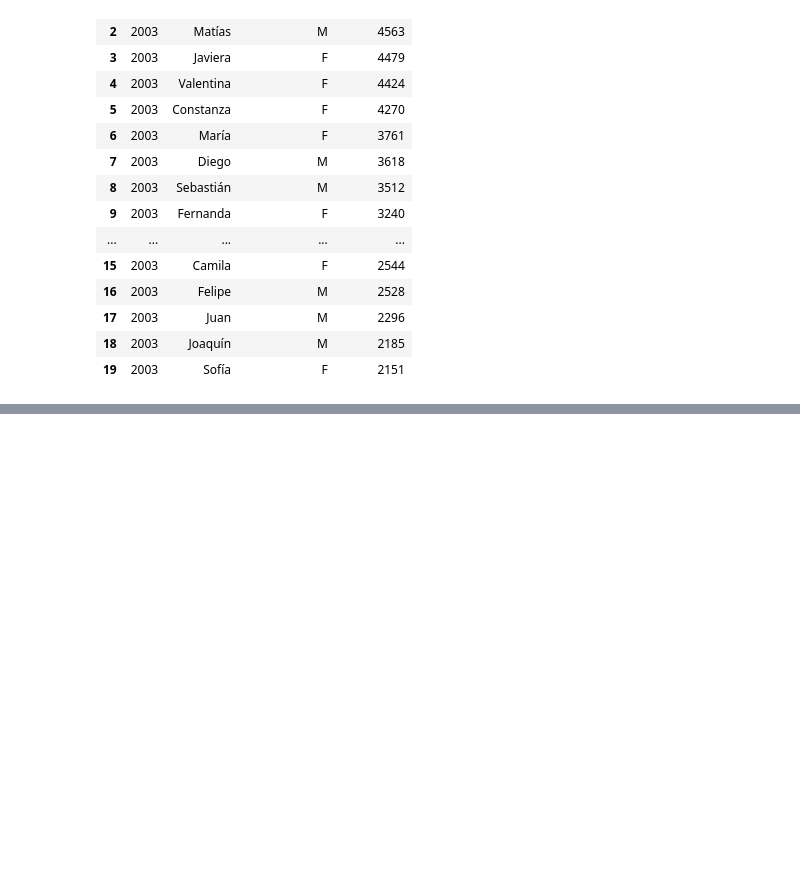
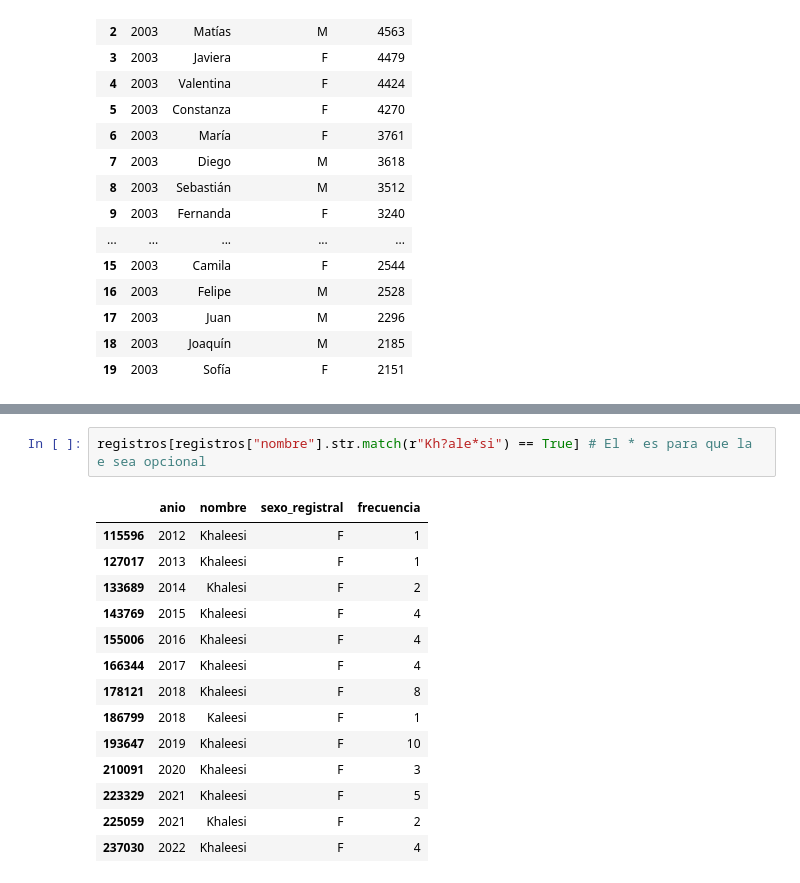
Before and after one commit to davidlealo/talleranalisistextopython, a Jupyter notebook: 01_regex.ipynb, the cells around one changed output, grey strips where cells are left out. Drawn from its saved outputs; the diff is of its cells as text; blank space fills up the shorter version.

```diff
--- a/01_regex.ipynb
+++ b/01_regex.ipynb
@@ -140,0 +185,17 @@ registros.head(20)
+# %%
+registros[registros["nombre"].str.match(r"Kh?ale*si") == True] # El * es para que la e sea opcional
+# %% [output]
+|  | anio | nombre | sexo_registral | frecuencia |
+| 115596 | 2012 | Khaleesi | F | 1 |
+| 127017 | 2013 | Khaleesi | F | 1 |
+| 133689 | 2014 | Khalesi | F | 2 |
+| 143769 | 2015 | Khaleesi | F | 4 |
+| 155006 | 2016 | Khaleesi | F | 4 |
+| 166344 | 2017 | Khaleesi | F | 4 |
+| 178121 | 2018 | Khaleesi | F | 8 |
+| 186799 | 2018 | Kaleesi | F | 1 |
+| 193647 | 2019 | Khaleesi | F | 10 |
+| 210091 | 2020 | Khaleesi | F | 3 |
+| 223329 | 2021 | Khaleesi | F | 5 |
+| 225059 | 2021 | Khalesi | F | 2 |
+| 237030 | 2022 | Khaleesi | F | 4 |
```
Also changed, not shown: parts of 6 cells of this notebook.
